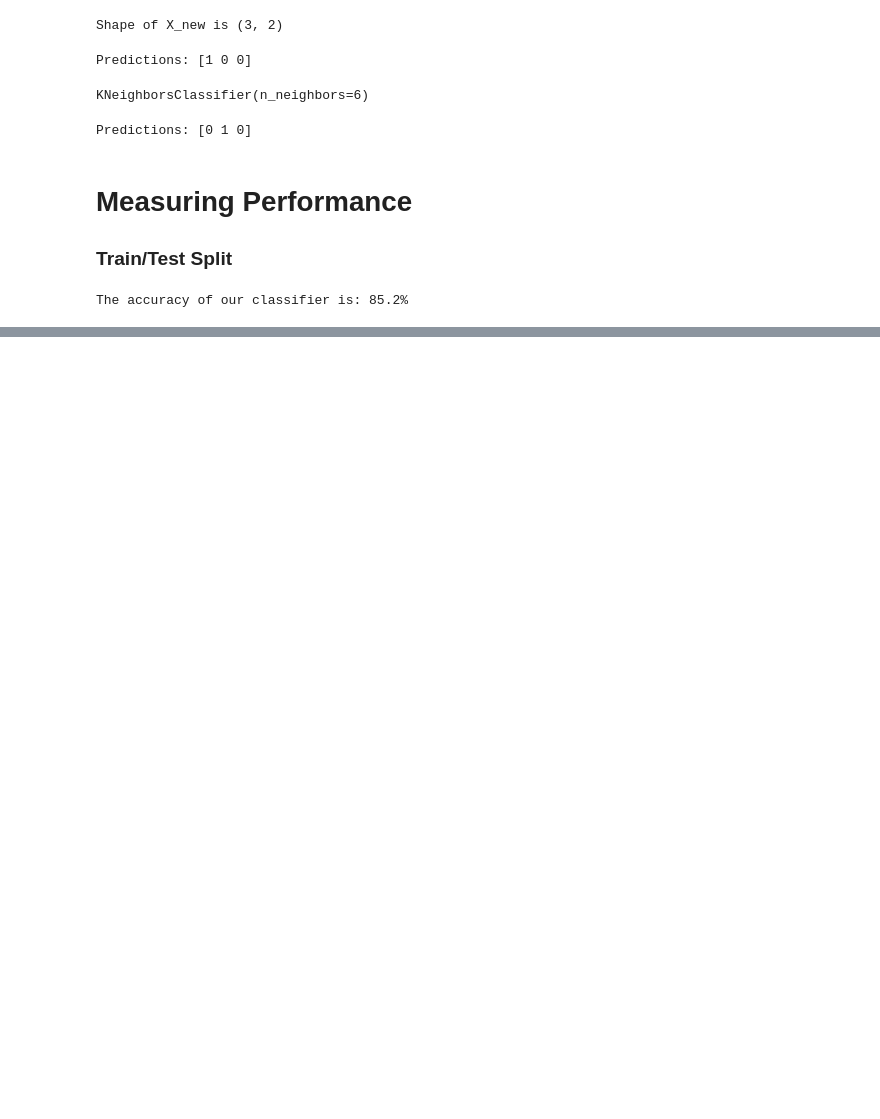
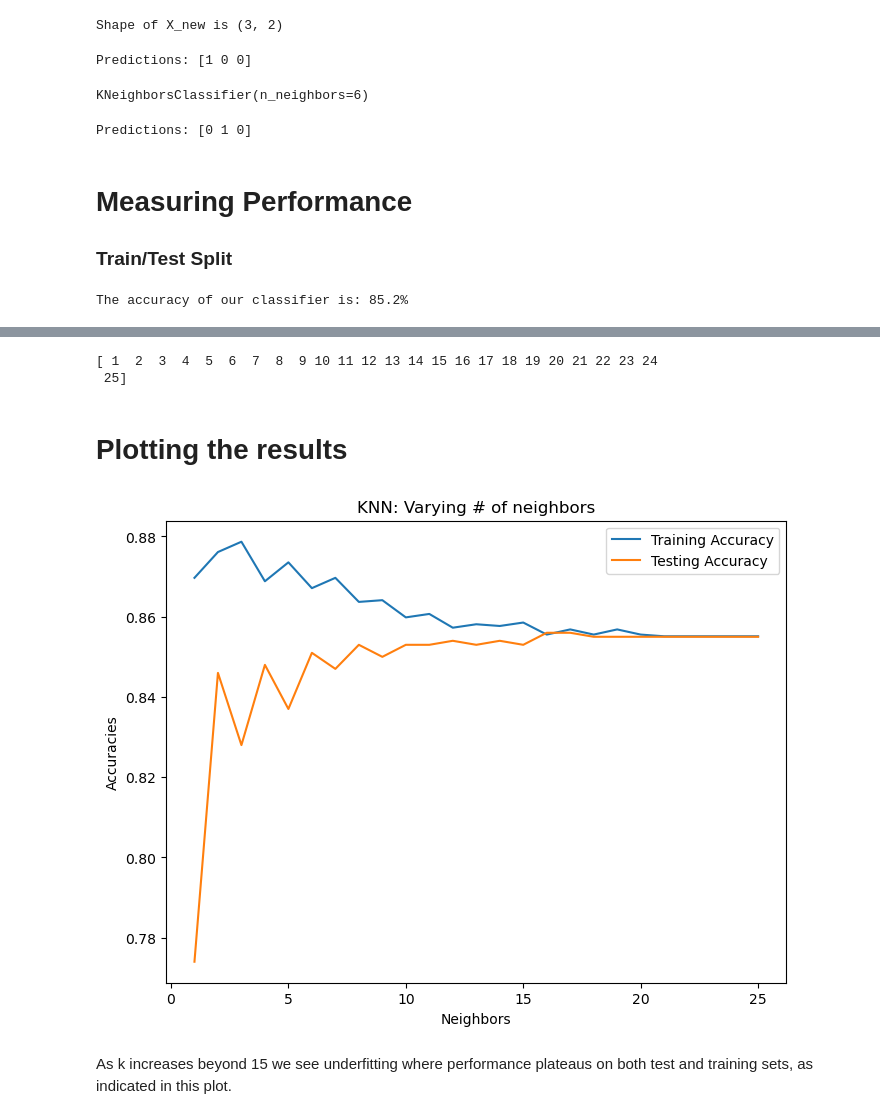
Before and after one commit to mwangi-george/Machine-Learning-Project, a Jupyter notebook: Supervised-Learning-with-Scikit-Learn/working_file.ipynb, the cells around one changed output, grey strips where cells are left out. Drawn from its saved outputs; the diff is of its cells as text; code cells hidden in the pictures; blank space fills up the shorter version.

Commit message:
Model Complexity Curves

```diff
--- a/Supervised-Learning-with-Scikit-Learn/working_file.ipynb
+++ b/Supervised-Learning-with-Scikit-Learn/working_file.ipynb
@@ -131,0 +139,34 @@ The accuracy of our classifier is: 85.2%
+# %%
+train_accuracies = {}
+test_accuracies = {}
+
+# an array of k values
+neighbors = np.arange(1, 26)
+print(neighbors)
+# %% [output]
+[ 1  2  3  4  5  6  7  8  9 10 11 12 13 14 15 16 17 18 19 20 21 22 23 24
+ 25]
+# %%
+# Loop over k values building different models for each k value
+for neighbor in neighbors:
+    knn = KNeighborsClassifier(n_neighbors=neighbor)
+    knn.fit(X_train, y_train)
+
+    # train and test sets accuracies
+    train_accuracies[neighbor] = knn.score(X_train, y_train)
+    test_accuracies[neighbor] = knn.score(X_test, y_test)
+# %% [markdown]
+# Plotting the results
+# %%
+plt.figure(figsize=(8, 6))
+plt.plot(neighbors, train_accuracies.values(), label = "Training Accuracy")
+plt.plot(neighbors, test_accuracies.values(), label = "Testing Accuracy")
+plt.legend()
+plt.xlabel("Neighbors")
+plt.ylabel("Accuracies")
+plt.title("KNN: Varying # of neighbors")
+plt.show()
+# %% [output]
+[figure, added]
+# %% [markdown]
+As k increases beyond 15 we see underfitting where performance plateaus on both test and training sets, as indicated in this plot.
```
Also changed, not shown: parts of 2 cells of this notebook.
